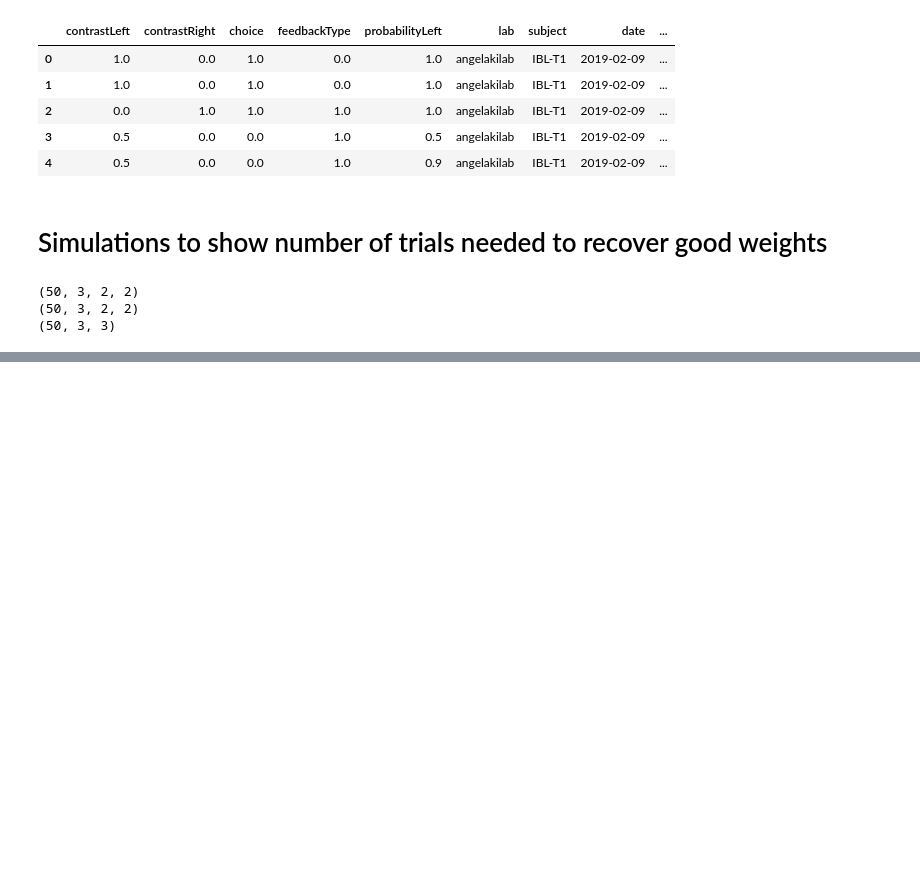
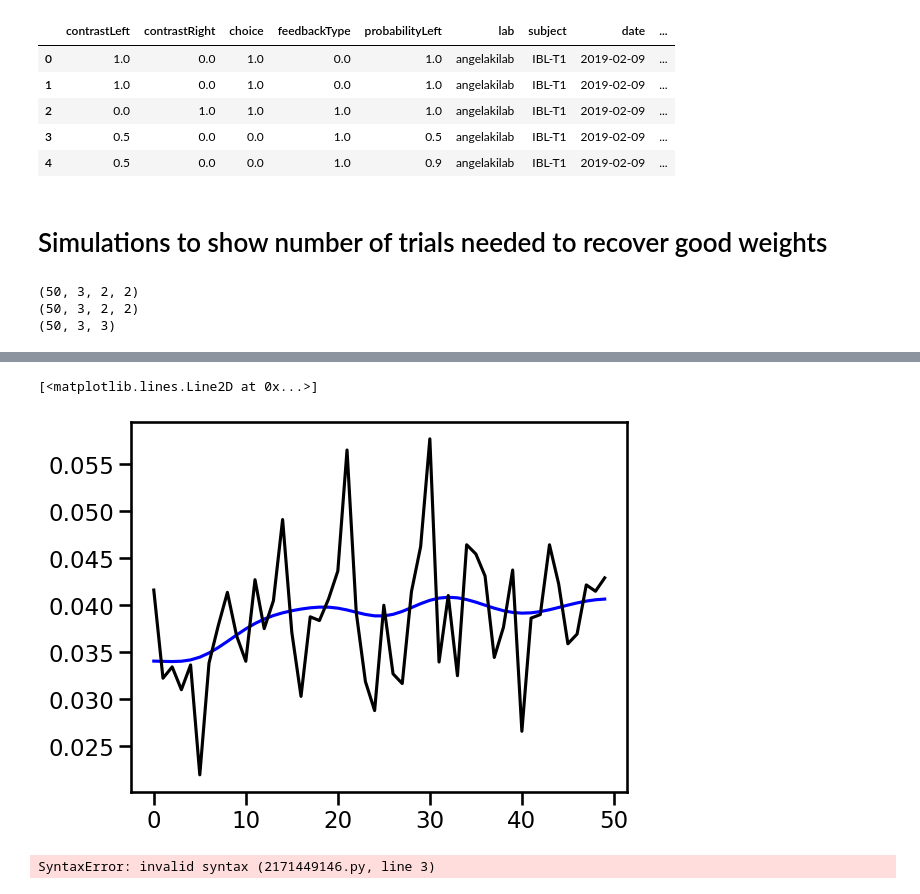
Before and after one commit to lenca56/dynamic_glmhmm, a Jupyter notebook: code/Reviews_IBL copy.ipynb, the cells around one changed output, grey strips where cells are left out. Cells and saved outputs as stored; diff of their text form; code cells hidden in the pictures; blank space fills up the shorter version.

```diff
--- a/code/Reviews_IBL copy.ipynb
+++ b/code/Reviews_IBL copy.ipynb
@@ -258,0 +308,18 @@ np.savez(f'../simulations/dynamicGLMHMM_simulation_NatComms_sample={Nsample}_Nse
+# %%
+from scipy.ndimage import gaussian_filter1d
+# x = np.random.randn(50)  # your vector
+sigma = 4           # controls smoothing strength
+x = dynamicP[:,0,1]
+smoothed = gaussian_filter1d(x, sigma=sigma)
+fig, axes = plt.subplots()
+axes.plot(smoothed, color='blue')
+axes.plot(x, color='black')
+# %% [output]
+[<matplotlib.lines.Line2D at 0x...>]
+[figure, added]
+# %%
+smoothList = [0, 0.5,1,2,4]
+
+for
+# %% [output]
+SyntaxError: invalid syntax (2171449146.py, line 3)
```
Also changed, not shown: parts of 7 cells of this notebook, 14 other files.
